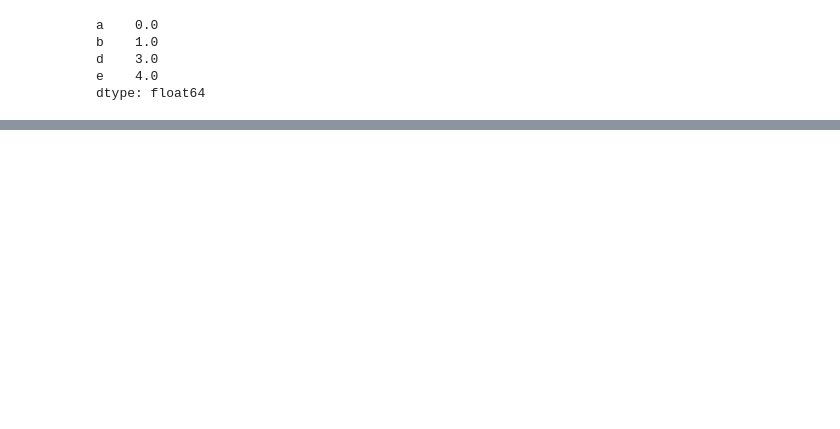
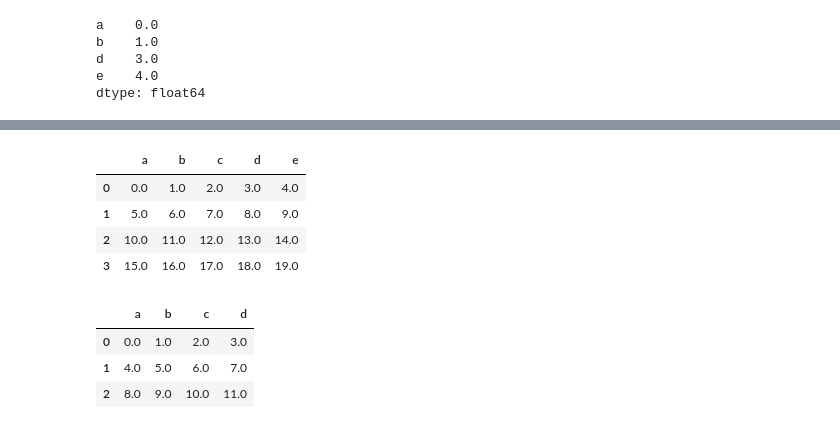
Before and after one commit to roohom/Program_100Days, a Jupyter notebook: Data Analysis/pratices/pandas 5.2.ipynb, the cells around one changed output, grey strips where cells are left out. Saved outputs shown, nothing was run; the diff lists cells and outputs as text; code cells hidden in the pictures; blank space fills up the shorter version.

```diff
--- a/Data Analysis/pratices/pandas 5.2.ipynb
+++ b/Data Analysis/pratices/pandas 5.2.ipynb
@@ -173,0 +490,11 @@ dtype: float64
+# %%
+df2 = pd.DataFrame(np.arange(20.).reshape((4,5)),
+                  columns=list('abcde'))
+# %%
+df2
+# %% [output]
+|  | a | b | c | d | e |
+| 0 | 0.0 | 1.0 | 2.0 | 3.0 | 4.0 |
+| 1 | 5.0 | 6.0 | 7.0 | 8.0 | 9.0 |
+| 2 | 10.0 | 11.0 | 12.0 | 13.0 | 14.0 |
+| 3 | 15.0 | 16.0 | 17.0 | 18.0 | 19.0 |
@@ -173,0 +503,7 @@ dtype: float64
+# %%
+df1
+# %% [output]
+|  | a | b | c | d |
+| 0 | 0.0 | 1.0 | 2.0 | 3.0 |
+| 1 | 4.0 | 5.0 | 6.0 | 7.0 |
+| 2 | 8.0 | 9.0 | 10.0 | 11.0 |
```
Also changed, not shown: parts of 91 cells of this notebook.
